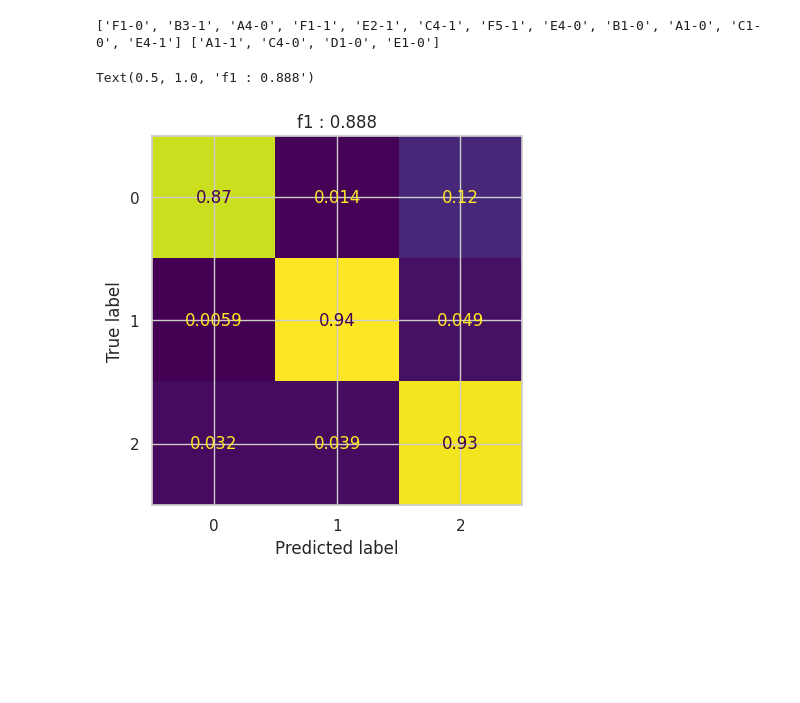
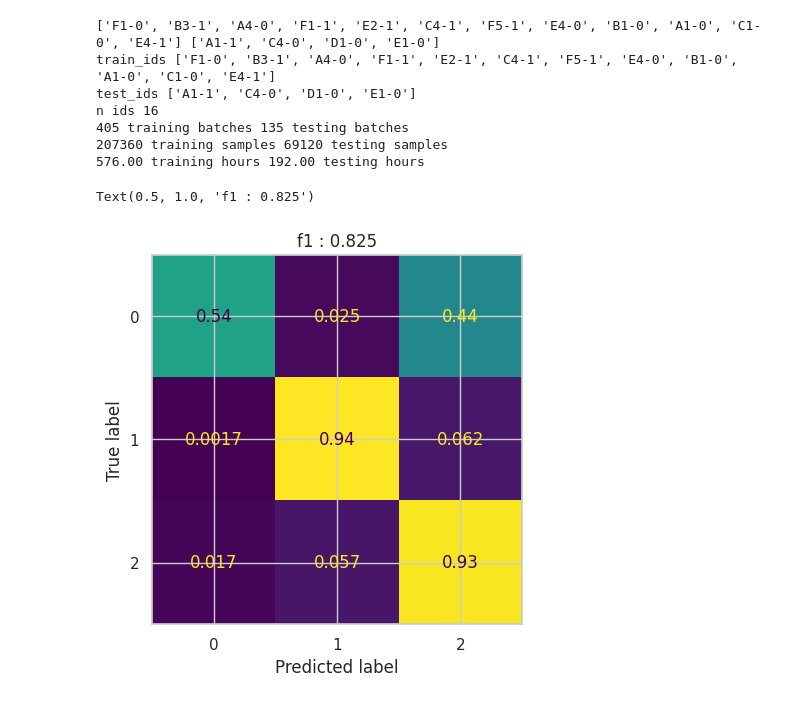
Before and after one commit to smithandrewk/sleep_ml, a Jupyter notebook: eval.ipynb, the cells around one changed output. Drawn from its saved outputs; the diff is of its cells as text; code cells hidden in the pictures; blank space fills up the shorter version.

Commit message:
remove experiments path from state

```diff
--- a/eval.ipynb
+++ b/eval.ipynb
@@ -33,23 +28,30 @@ df.sort_values(by='best_dev_loss')
 # %%
 from sklearn.model_selection import train_test_split
 from lib.ekyn import *
 
 MODEL_ID = 0
 
 ekyn_ids = get_ekyn_ids()
 train_ids,test_ids = train_test_split(ekyn_ids,test_size=.2,shuffle=True,random_state=0)
 print(train_ids,test_ids)
-state = torch.load(f'experiments/{df.loc[MODEL_ID,"start_time"]}/state.pt',weights_only=False)
+state = torch.load(f'{EXPERIMENTS_PATH}/{df.loc[MODEL_ID,"start_time"]}/state.pt',weights_only=False)
 model = copy.deepcopy(state['model'])
 model.load_state_dict(state['best_model_wts'])
-trainloader,testloader = get_sequenced_dataloaders(batch_size=state['batch_size'],sequence_length=state['sequence_length'])
+# trainloader,testloader = get_sequenced_dataloaders(batch_size=state['batch_size'],sequence_length=state['sequence_length'])
+trainloader,testloader = get_epoched_dataloaders(batch_size=state['batch_size'],robust=False)
 loss,y_true,y_pred = evaluate(dataloader=testloader,model=model,criterion=state['criterion'],device='cuda')
 ConfusionMatrixDisplay.from_predictions(y_true,y_pred,normalize='true',colorbar=False)
 plt.title(f'f1 : {f1_score(y_true,y_pred,average="macro"):.3f}')
 # %% [output]
 ['F1-0', 'B3-1', 'A4-0', 'F1-1', 'E2-1', 'C4-1', 'F5-1', 'E4-0', 'B1-0', 'A1-0', 'C1-0', 'E4-1'] ['A1-1', 'C4-0', 'D1-0', 'E1-0']
+train_ids ['F1-0', 'B3-1', 'A4-0', 'F1-1', 'E2-1', 'C4-1', 'F5-1', 'E4-0', 'B1-0', 'A1-0', 'C1-0', 'E4-1']
+test_ids ['A1-1', 'C4-0', 'D1-0', 'E1-0']
+n ids 16
+405 training batches 135 testing batches
+207360 training samples 69120 testing samples
+576.00 training hours 192.00 testing hours
-Text(0.5, 1.0, 'f1 : 0.888')
+Text(0.5, 1.0, 'f1 : 0.825')
-[figure, old version]
+[figure, new version]
 # %%
 import matplotlib.pyplot as plt
 import seaborn as sns
```
Also changed, not shown: parts of 2 cells of this notebook, 2 other files.
